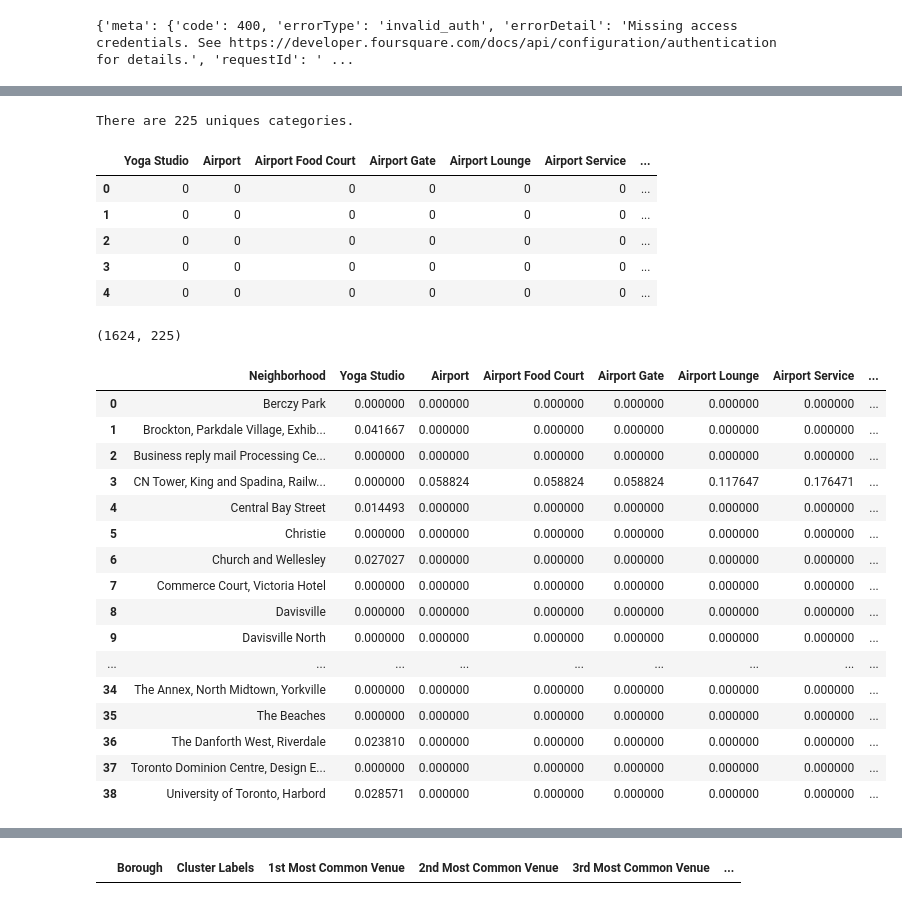
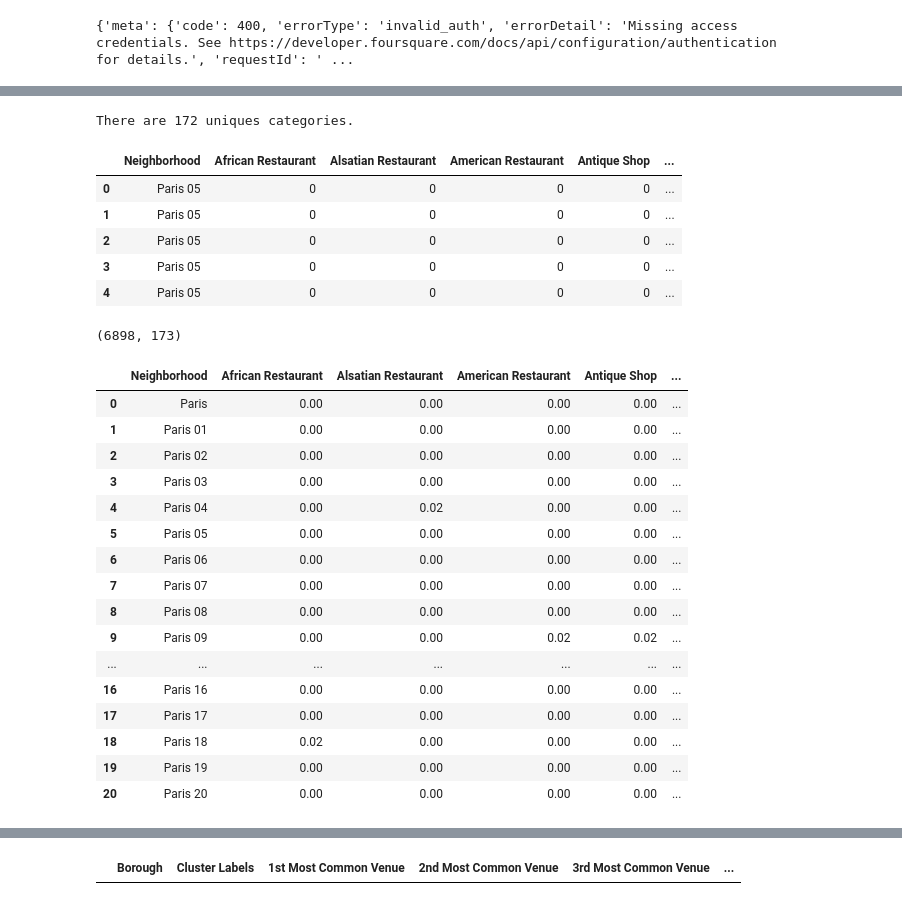
Before and after one commit to skywalker-1993/Coursera_Capstone, a Jupyter notebook: Segmenting and Clustering Neighborhoods in Paris.ipynb, the cells around one changed output, grey strips where cells are left out. Drawn from its saved outputs; the diff is of its cells as text; code cells hidden in the pictures.

```diff
--- a/Segmenting and Clustering Neighborhoods in Paris.ipynb
+++ b/Segmenting and Clustering Neighborhoods in Paris.ipynb
@@ -114,0 +131,3 @@ As you can see, here are our 103 rows of the Toronto dataframe.
+# %%
+df_paris = df_paris[df_paris["Neighborhood"].str.contains("Paris")]
+df_paris
@@ -114,0 +152,2 @@ As you can see, here are our 103 rows of the Toronto dataframe.
+# %%
+df_paris = df_paris[~df_paris["Neighborhood"].isin(["Paris La Défense", "Seyssinet-Pariset", "Parisot", "Cormeilles-en-Parisis", "Paris-l’Hôpital", "Le Touquet-Paris-Plage"])]
@@ -115,5 +178,4 @@ As you can see, here are our 103 rows of the Toronto dataframe.
 # %%
-df_paris.shape
-df_paris = df_paris.iloc[0:1000,:]
+df_paris = df_paris.iloc[0:150,:]
+print(df_paris.shape)
 df_paris.to_csv("paris_dataframe.csv", sep=',', encoding='utf-8', index=False)
-# df_paris.shape
@@ -294,49 +384,49 @@ toronto_venues.groupby('Neighborhood').count()
 # %%
-print('There are {} uniques categories.'.format(len(toronto_venues['Venue Category'].unique())))
+print('There are {} uniques categories.'.format(len(paris_venues['Venue Category'].unique())))
 # %% [output]
-There are 225 uniques categories.
+There are 172 uniques categories.
 # %%
 # one hot encoding
-toronto_onehot = pd.get_dummies(toronto_venues[['Venue Category']], prefix="", prefix_sep="")
+paris_onehot = pd.get_dummies(paris_venues[['Venue Category']], prefix="", prefix_sep="")
 
 # add neighborhood column back to dataframe
-toronto_onehot['Neighborhood'] = toronto_venues['Neighborhood']
+paris_onehot['Neighborhood'] = paris_venues['Neighborhood']
 
 # move neighborhood column to the first column
-fixed_columns = [toronto_onehot.columns[-1]] + list(toronto_onehot.columns[:-1])
-toronto_onehot = toronto_onehot[fixed_columns]
+fixed_columns = [paris_onehot.columns[-1]] + list(paris_onehot.columns[:-1])
+paris_onehot = paris_onehot[fixed_columns]
 
-toronto_onehot.head()
+paris_onehot.head()
 # %% [output]
-|  | Yoga Studio | Airport | Airport Food Court | Airport Gate | Airport Lounge | Airport Service | ... |
-| 0 | 0 | 0 | 0 | 0 | 0 | 0 | ... |
-| 1 | 0 | 0 | 0 | 0 | 0 | 0 | ... |
-| 2 | 0 | 0 | 0 | 0 | 0 | 0 | ... |
-| 3 | 0 | 0 | 0 | 0 | 0 | 0 | ... |
-| 4 | 0 | 0 | 0 | 0 | 0 | 0 | ... |
+|  | Neighborhood | African Restaurant | Alsatian Restaurant | American Restaurant | Antique Shop | ... |
+| 0 | Paris 05 | 0 | 0 | 0 | 0 | ... |
+| 1 | Paris 05 | 0 | 0 | 0 | 0 | ... |
+| 2 | Paris 05 | 0 | 0 | 0 | 0 | ... |
+| 3 | Paris 05 | 0 | 0 | 0 | 0 | ... |
+| 4 | Paris 05 | 0 | 0 | 0 | 0 | ... |
 # %%
-toronto_onehot.shape
+paris_onehot.shape
 # %% [output]
-(1624, 225)
+(6898, 173)
 # %%
-toronto_grouped = toronto_onehot.groupby('Neighborhood').mean().reset_index()
-toronto_grouped
+paris_grouped = paris_onehot.groupby('Neighborhood').mean().reset_index()
+paris_grouped
 # %% [output]
-|  | Neighborhood | Yoga Studio | Airport | Airport Food Court | Airport Gate | Airport Lounge | Airport Service | ... |
-| 0 | Berczy Park | 0.000000 | 0.000000 | 0.000000 | 0.000000 | 0.000000 | 0.000000 | ... |
-| 1 | Brockton, Parkdale Village, Exhib... | 0.041667 | 0.000000 | 0.000000 | 0.000000 | 0.000000 | 0.000000 | ... |
-| 2 | Business reply mail Processing Ce... | 0.000000 | 0.000000 | 0.000000 | 0.000000 | 0.000000 | 0.000000 | ... |
-| 3 | CN Tower, King and Spadina, Railw... | 0.000000 | 0.058824 | 0.058824 | 0.058824 | 0.117647 | 0.176471 | ... |
-| 4 | Central Bay Street | 0.014493 | 0.000000 | 0.000000 | 0.000000 | 0.000000 | 0.000000 | ... |
-| 5 | Christie | 0.000000 | 0.000000 | 0.000000 | 0.000000 | 0.000000 | 0.000000 | ... |
-| 6 | Church and Wellesley | 0.027027 | 0.000000 | 0.000000 | 0.000000 | 0.000000 | 0.000000 | ... |
-| 7 | Commerce Court, Victoria Hotel | 0.000000 | 0.000000 | 0.000000 | 0.000000 | 0.000000 | 0.000000 | ... |
-| 8 | Davisville | 0.000000 | 0.000000 | 0.000000 | 0.000000 | 0.000000 | 0.000000 | ... |
-| 9 | Davisville North | 0.000000 | 0.000000 | 0.000000 | 0.000000 | 0.000000 | 0.000000 | ... |
-| ... | ... | ... | ... | ... | ... | ... | ... | ... |
-| 34 | The Annex, North Midtown, Yorkville | 0.000000 | 0.000000 | 0.000000 | 0.000000 | 0.000000 | 0.000000 | ... |
-| 35 | The Beaches | 0.000000 | 0.000000 | 0.000000 | 0.000000 | 0.000000 | 0.000000 | ... |
-| 36 | The Danforth West, Riverdale | 0.023810 | 0.000000 | 0.000000 | 0.000000 | 0.000000 | 0.000000 | ... |
-| 37 | Toronto Dominion Centre, Design E... | 0.000000 | 0.000000 | 0.000000 | 0.000000 | 0.000000 | 0.000000 | ... |
-| 38 | University of Toronto, Harbord | 0.028571 | 0.000000 | 0.000000 | 0.000000 | 0.000000 | 0.000000 | ... |
+|  | Neighborhood | African Restaurant | Alsatian Restaurant | American Restaurant | Antique Shop | ... |
+| 0 | Paris | 0.00 | 0.00 | 0.00 | 0.00 | ... |
+| 1 | Paris 01 | 0.00 | 0.00 | 0.00 | 0.00 | ... |
+| 2 | Paris 02 | 0.00 | 0.00 | 0.00 | 0.00 | ... |
+| 3 | Paris 03 | 0.00 | 0.00 | 0.00 | 0.00 | ... |
+| 4 | Paris 04 | 0.00 | 0.02 | 0.00 | 0.00 | ... |
+| 5 | Paris 05 | 0.00 | 0.00 | 0.00 | 0.00 | ... |
+| 6 | Paris 06 | 0.00 | 0.00 | 0.00 | 0.00 | ... |
+| 7 | Paris 07 | 0.00 | 0.00 | 0.00 | 0.00 | ... |
+| 8 | Paris 08 | 0.00 | 0.00 | 0.00 | 0.00 | ... |
+| 9 | Paris 09 | 0.00 | 0.00 | 0.02 | 0.02 | ... |
+| ... | ... | ... | ... | ... | ... | ... |
+| 16 | Paris 16 | 0.00 | 0.00 | 0.00 | 0.00 | ... |
+| 17 | Paris 17 | 0.00 | 0.00 | 0.00 | 0.00 | ... |
+| 18 | Paris 18 | 0.02 | 0.00 | 0.00 | 0.00 | ... |
+| 19 | Paris 19 | 0.00 | 0.00 | 0.00 | 0.00 | ... |
+| 20 | Paris 20 | 0.00 | 0.00 | 0.00 | 0.00 | ... |
 # %%
```
Also changed, not shown: parts of 29 cells of this notebook, 4 other files.
